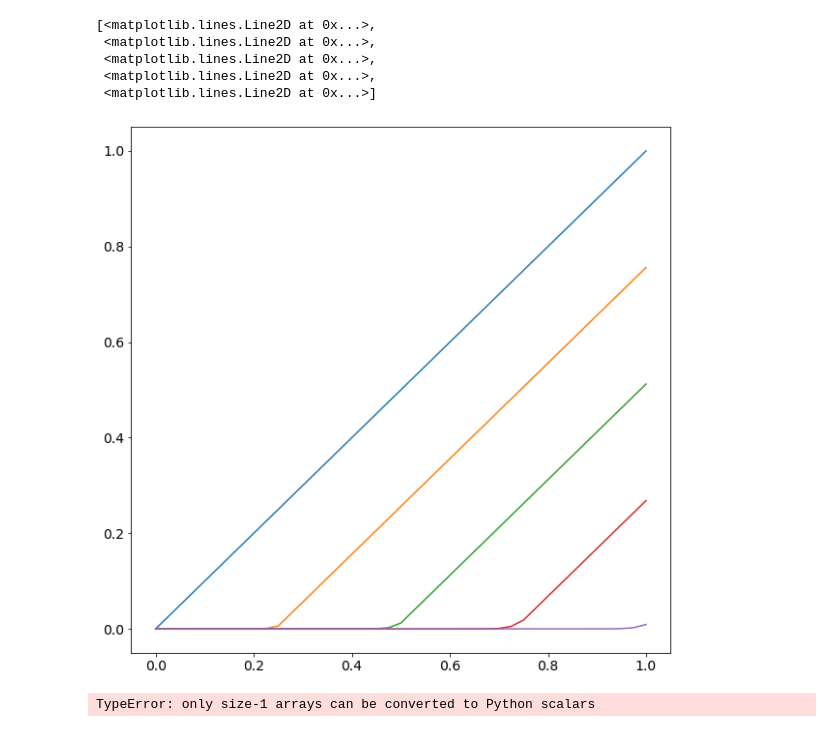
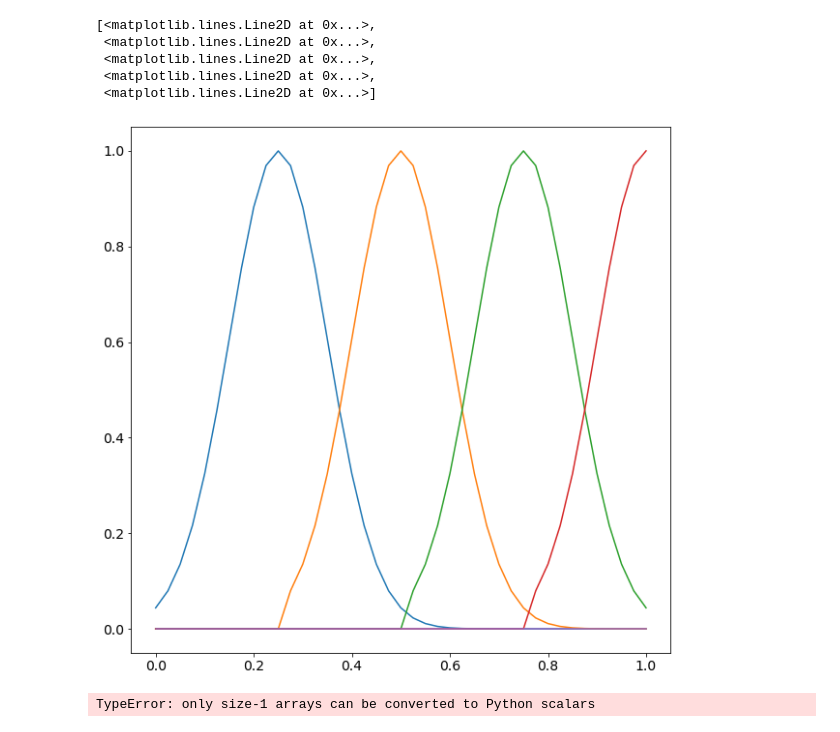
Before and after one commit to damaxwell/damaxwell.github.io, a Jupyter notebook: math615/python/Upwind.ipynb, the cells around one changed output. Cells and saved outputs as stored; diff of their text form; code cells hidden in the pictures.

```diff
--- a/math615/python/Upwind.ipynb
+++ b/math615/python/Upwind.ipynb
@@ -20,7 +20,7 @@ def upwind(u0,x0,x1,T,a,N,M):
 def transporteg(N,M):
     u0 = lambda x: x
     import numpy as np
-    #u0 = lambda x: np.exp(-(x-0.25)**2*50)
+    u0 = lambda x: np.exp(-(x-0.25)**2*50)
     x0 = 0; x1 = 1
     T = 1; a = 1
     x,u = upwind(u0, x0, x1, T, a, N, M)
@@ -31,14 +31,14 @@ import matplotlib.pyplot as pp
 pp.rcParams.update({'font.size': 14})
 pp.rcParams['figure.figsize'] = [10, 10]
 # %%
-transporteg(N=40,M=41)
+transporteg(N=40,M=40)
 # %% [output]
 [<matplotlib.lines.Line2D at 0x...>,
  <matplotlib.lines.Line2D at 0x...>,
  <matplotlib.lines.Line2D at 0x...>,
  <matplotlib.lines.Line2D at 0x...>,
  <matplotlib.lines.Line2D at 0x...>]
-[figure, old version]
+[figure, new version]
 # %%
 import numpy as np; x = np.linspace(0,1,10+1)
 # %%
```
Also changed, not shown: 2 other files.
